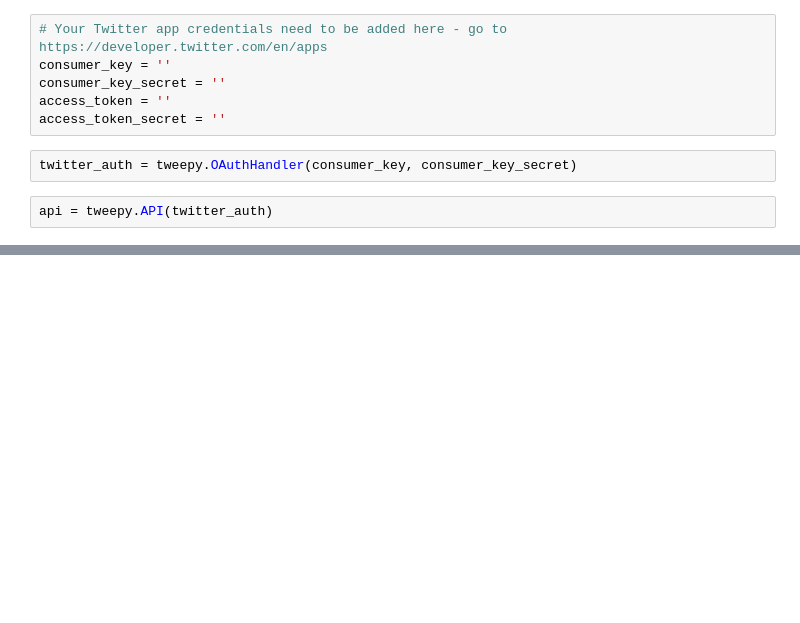
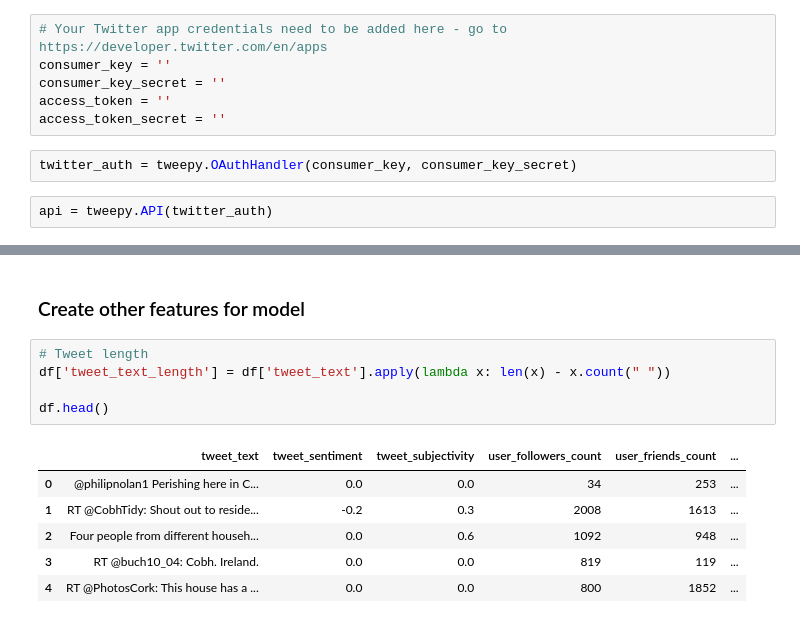
Before and after one commit to JimmyCollins/NLP, a Jupyter notebook: sentiment-analysis-2.ipynb, the cells around one changed output, grey strips where cells are left out. Saved outputs shown, nothing was run; the diff lists cells and outputs as text; blank space fills up the shorter version.

```diff
--- a/sentiment-analysis-2.ipynb
+++ b/sentiment-analysis-2.ipynb
@@ -63,0 +62,14 @@ df.head()
+# %% [markdown]
+### Create other features for model
+# %%
+# Tweet length
+df['tweet_text_length'] = df['tweet_text'].apply(lambda x: len(x) - x.count(" "))
+
+df.head()
+# %% [output]
+|  | tweet_text | tweet_sentiment | tweet_subjectivity | user_followers_count | user_friends_count | ... |
+| 0 | @philipnolan1 Perishing here in C... | 0.0 | 0.0 | 34 | 253 | ... |
+| 1 | RT @CobhTidy: Shout out to reside... | -0.2 | 0.3 | 2008 | 1613 | ... |
+| 2 | Four people from different househ... | 0.0 | 0.6 | 1092 | 948 | ... |
+| 3 | RT @buch10_04: Cobh. Ireland. | 0.0 | 0.0 | 819 | 119 | ... |
+| 4 | RT @PhotosCork: This house has a ... | 0.0 | 0.0 | 800 | 1852 | ... |
```
Also changed, not shown: parts of 9 cells of this notebook.
